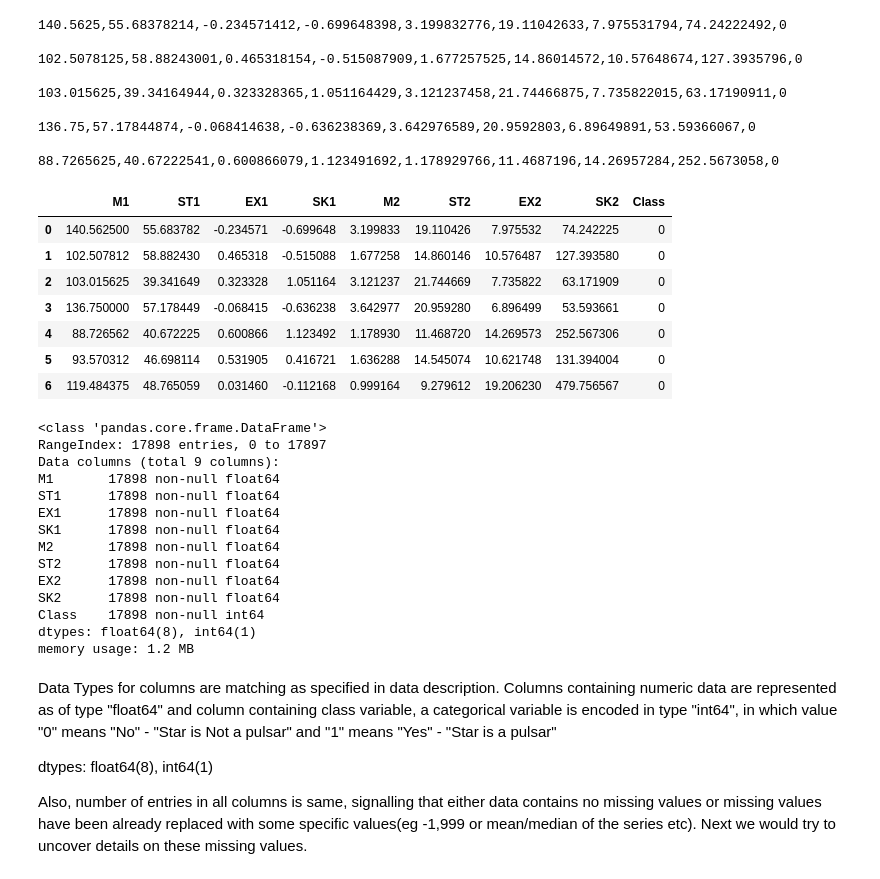
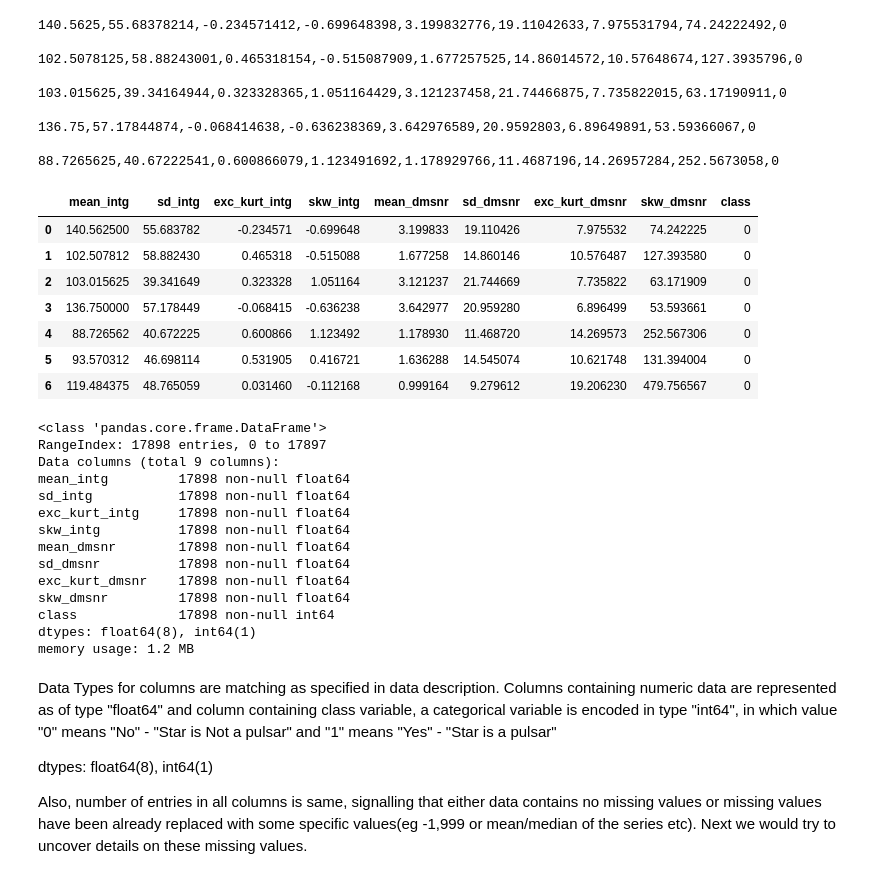
Before and after one commit to nhendersonkuns/awesomedataminers, a Jupyter notebook: pulsars.ipynb, the cells around one changed output. Cells and saved outputs as stored; diff of their text form; code cells hidden in the pictures.

```diff
--- a/pulsars.ipynb
+++ b/pulsars.ipynb
@@ -34,12 +34,12 @@ with open(pathOfDataFile) as dataFile:
 88.7265625,40.67222541,0.600866079,1.123491692,1.178929766,11.4687196,14.26957284,252.5673058,0
 # %%
 # Import the colon delimited data file into pandas dataFrame
-pulsars_Df = pd.read_csv(pathOfDataFile, sep = ",", names= ["M1", "ST1", "EX1", "SK1", "M2", \
-                                      "ST2", "EX2", "SK2", "Class"])
+pulsars_Df = pd.read_csv(pathOfDataFile, sep = ",", names= ["mean_intg", "sd_intg", "exc_kurt_intg", "skw_intg", "mean_dmsnr", \
+                                      "sd_dmsnr", "exc_kurt_dmsnr", "skw_dmsnr", "class"])
 
 pulsars_Df.head(7)
 # %% [output]
-|  | M1 | ST1 | EX1 | SK1 | M2 | ST2 | EX2 | SK2 | Class |
+|  | mean_intg | sd_intg | exc_kurt_intg | skw_intg | mean_dmsnr | sd_dmsnr | exc_kurt_dmsnr | skw_dmsnr | class |
 | 0 | 140.562500 | 55.683782 | -0.234571 | -0.699648 | 3.199833 | 19.110426 | 7.975532 | 74.242225 | 0 |
 | 1 | 102.507812 | 58.882430 | 0.465318 | -0.515088 | 1.677258 | 14.860146 | 10.576487 | 127.393580 | 0 |
 | 2 | 103.015625 | 39.341649 | 0.323328 | 1.051164 | 3.121237 | 21.744669 | 7.735822 | 63.171909 | 0 |
@@ -53,15 +53,15 @@ pulsars_Df.info()
 <class 'pandas.core.frame.DataFrame'>
 RangeIndex: 17898 entries, 0 to 17897
 Data columns (total 9 columns):
-M1       17898 non-null float64
-ST1      17898 non-null float64
-EX1      17898 non-null float64
-SK1      17898 non-null float64
-M2       17898 non-null float64
-ST2      17898 non-null float64
-EX2      17898 non-null float64
-SK2      17898 non-null float64
-Class    17898 non-null int64
+mean_intg         17898 non-null float64
+sd_intg           17898 non-null float64
+exc_kurt_intg     17898 non-null float64
+skw_intg          17898 non-null float64
+mean_dmsnr        17898 non-null float64
+sd_dmsnr          17898 non-null float64
+exc_kurt_dmsnr    17898 non-null float64
+skw_dmsnr         17898 non-null float64
+class             17898 non-null int64
 dtypes: float64(8), int64(1)
 memory usage: 1.2 MB
 # %% [markdown]
```
Also changed, not shown: parts of 86 cells of this notebook.
